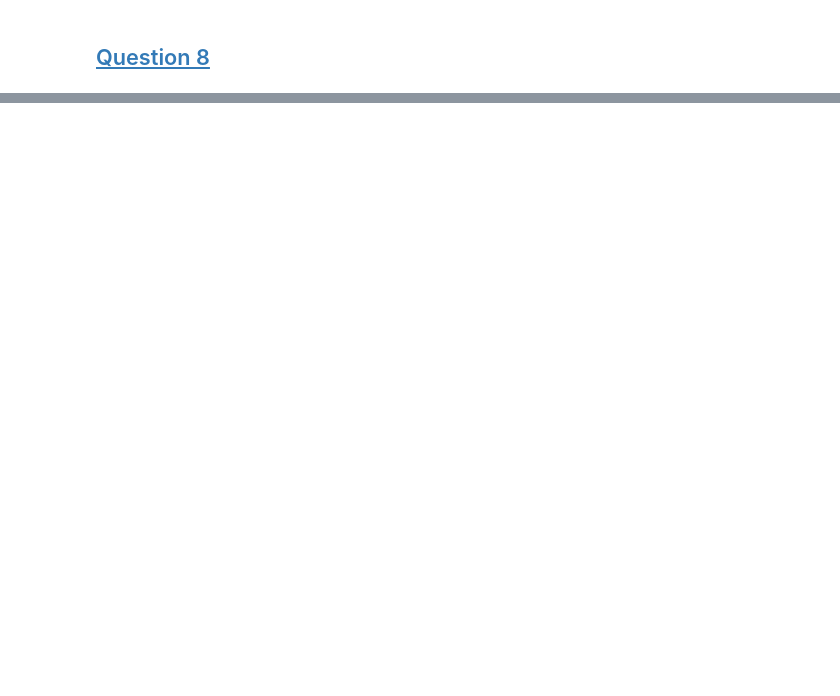
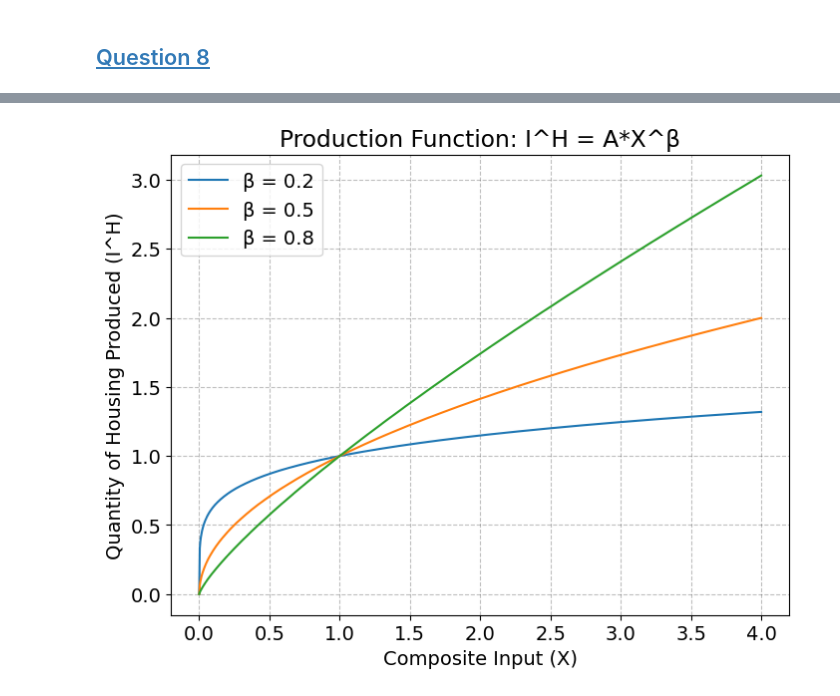
Before and after one commit to RosaMeyer/IntroProg-lectures, a Jupyter notebook: projects/sol_InauguralProject.ipynb, the cells around one changed output, grey strips where cells are left out. Cells and saved outputs as stored; diff of their text form; code cells hidden in the pictures; blank space fills up the shorter version.

```diff
--- a/projects/sol_InauguralProject.ipynb
+++ b/projects/sol_InauguralProject.ipynb
@@ -160,0 +164,33 @@ question8(par, sol, sim)
+# %%
+import numpy as np
+import matplotlib.pyplot as plt
+
+# Range of X values
+X = np.linspace(0, 4, 1000)
+
+# Values of beta to plot
+betas = [0.2, 0.5, 0.8]
+
+# Parameter A
+A = 1
+
+plt.figure(figsize=(8, 6))
+
+for beta in betas:
+    # Compute the corresponding values of I^H for each beta
+    IH = A * X**beta
+
+    # Plot the production function
+    plt.plot(X, IH, label=f'β = {beta}')
+
+# Add labels and title
+plt.xlabel('Composite Input (X)')
+plt.ylabel('Quantity of Housing Produced (I^H)')
+plt.title('Production Function: I^H = A*X^β')
+plt.legend()
+plt.grid(True)
+
+# Show plot
+plt.show()
+# %% [output]
+[figure, added]
```
Also changed, not shown: parts of 4 cells of this notebook, 4 other files.
